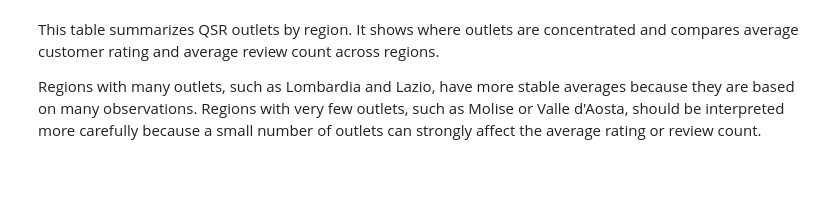
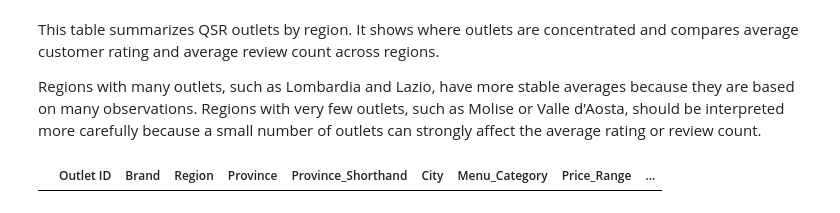
Before and after one commit to mike10nn/QSR_Analysis, a Jupyter notebook: summary.ipynb, the cells around one changed output. Cells and saved outputs as stored; diff of their text form; code cells hidden in the pictures; blank space fills up the shorter version.

```diff
--- a/summary.ipynb
+++ b/summary.ipynb
@@ -390,3 +418,7 @@ outlets.groupby("Region").agg(
 This table summarizes QSR outlets by region. It shows where outlets are concentrated and compares average customer rating and average review count across regions.
 
 Regions with many outlets, such as Lombardia and Lazio, have more stable averages because they are based on many observations. Regions with very few outlets, such as Molise or Valle d'Aosta, should be interpreted more carefully because a small number of outlets can strongly affect the average rating or review count.
+# %%
+outlets.loc[outlets['Customer_Rating'] == 0]
+# %% [output]
+|  | Outlet ID | Brand | Region | Province | Province_Shorthand | City | Menu_Category | Price_Range | ... |
```
Also changed, not shown: parts of 18 cells of this notebook, 5 other files.
